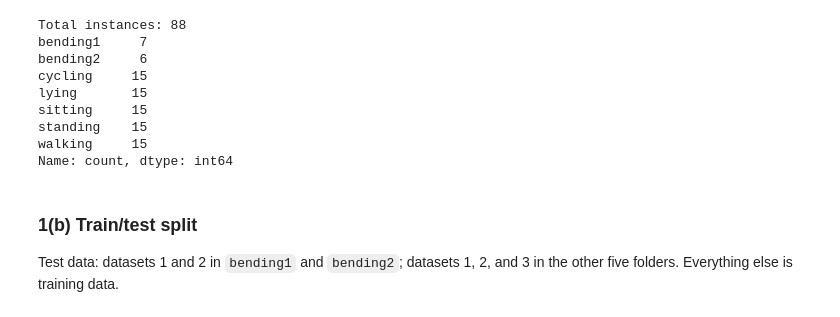
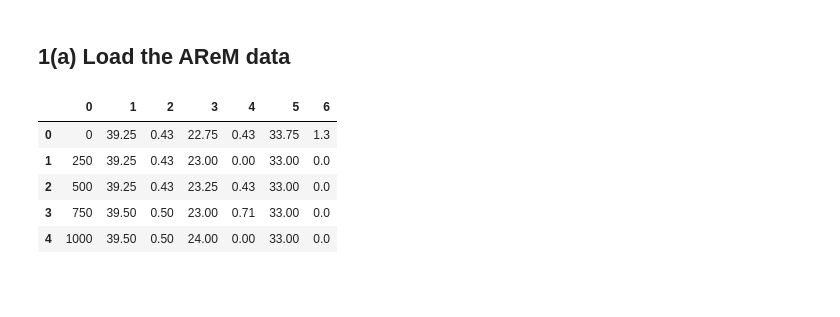
Before and after one commit to nimnusmik/Kim_Seonmin_HW3, a Jupyter notebook: code/Kim_Seonmin_HW3.ipynb, the cells around one changed output. Saved outputs shown, nothing was run; the diff lists cells and outputs as text; code cells hidden in the pictures; blank space fills up the shorter version.

```diff
--- a/code/Kim_Seonmin_HW3.ipynb
+++ b/code/Kim_Seonmin_HW3.ipynb
@@ -19,53 +6,18 @@ The dataset contains 7 activity folders (`bending1`, `bending2`, `cycling`, `lyi
-# %%
-import re
-from pathlib import Path
-
-import numpy as np
-import pandas as pd
-
-pd.set_option("display.max_columns", 12)
-rng = np.random.default_rng(42)
-
-DATA_DIR = Path("../data/AReM")
-ACTIVITIES = ["bending1", "bending2", "cycling", "lying", "sitting", "standing", "walking"]
-SERIES = ["avg_rss12", "var_rss12", "avg_rss13", "var_rss13", "avg_rss23", "var_rss23"]
-
-
-def natural_key(p):
-    return int(re.search(r"\d+", p.stem).group())
-
-
-def load_instance(path):
-    '''Load one AReM file -> DataFrame with the 6 RSS time series.
-
-    Handles comma- or whitespace-separated files and trailing commas.
-    '''
-    df = pd.read_csv(path, comment="#", header=None, sep=r"[,\s]+", engine="python",
-                     names=range(8))  # 8th slot absorbs trailing commas in two cycling files
-    df = df.dropna(axis=1, how="all")          # drop empty col from trailing commas
-    df = df.iloc[:, 1:7]                        # drop the time column, keep 6 series
-    df.columns = SERIES
-    return df.astype(float)
-
-
-instances = []   # list of dicts: activity, dataset number, data
-for act in ACTIVITIES:
-    for f in sorted((DATA_DIR / act).glob("*.csv"), key=natural_key):
-        instances.append({"activity": act, "num": natural_key(f), "data": load_instance(f)})
-
-print(f"Total instances: {len(instances)}")
-print(pd.Series([i["activity"] for i in instances]).value_counts().sort_index())
-# %% [output]
-Total instances: 88
-bending1     7
-bending2     6
-cycling     15
-lying       15
-sitting     15
-standing    15
-walking     15
-Name: count, dtype: int64
-# %% [markdown]
-### 1(b) Train/test split
-
-Test data: datasets 1 and 2 in `bending1` and `bending2`; datasets 1, 2, and 3 in the other five folders. Everything else is training data.
+# %% [markdown]
+## 1(a) Load the AReM data
+# %%
+import pandas as pd
+from pathlib import Path
+
+DATA_DIR = Path("../data/AReM")
+
+df = pd.read_csv(DATA_DIR / "bending1" / "dataset1.csv", comment="#", header=None,
+                )
+df.head()
+# %% [output]
+|  | 0 | 1 | 2 | 3 | 4 | 5 | 6 |
+| 0 | 0 | 39.25 | 0.43 | 22.75 | 0.43 | 33.75 | 1.3 |
+| 1 | 250 | 39.25 | 0.43 | 23.00 | 0.00 | 33.00 | 0.0 |
+| 2 | 500 | 39.25 | 0.43 | 23.25 | 0.43 | 33.00 | 0.0 |
+| 3 | 750 | 39.50 | 0.50 | 23.00 | 0.71 | 33.00 | 0.0 |
+| 4 | 1000 | 39.50 | 0.50 | 24.00 | 0.00 | 33.00 | 0.0 |
```
Also changed, not shown: parts of 25 cells of this notebook.
